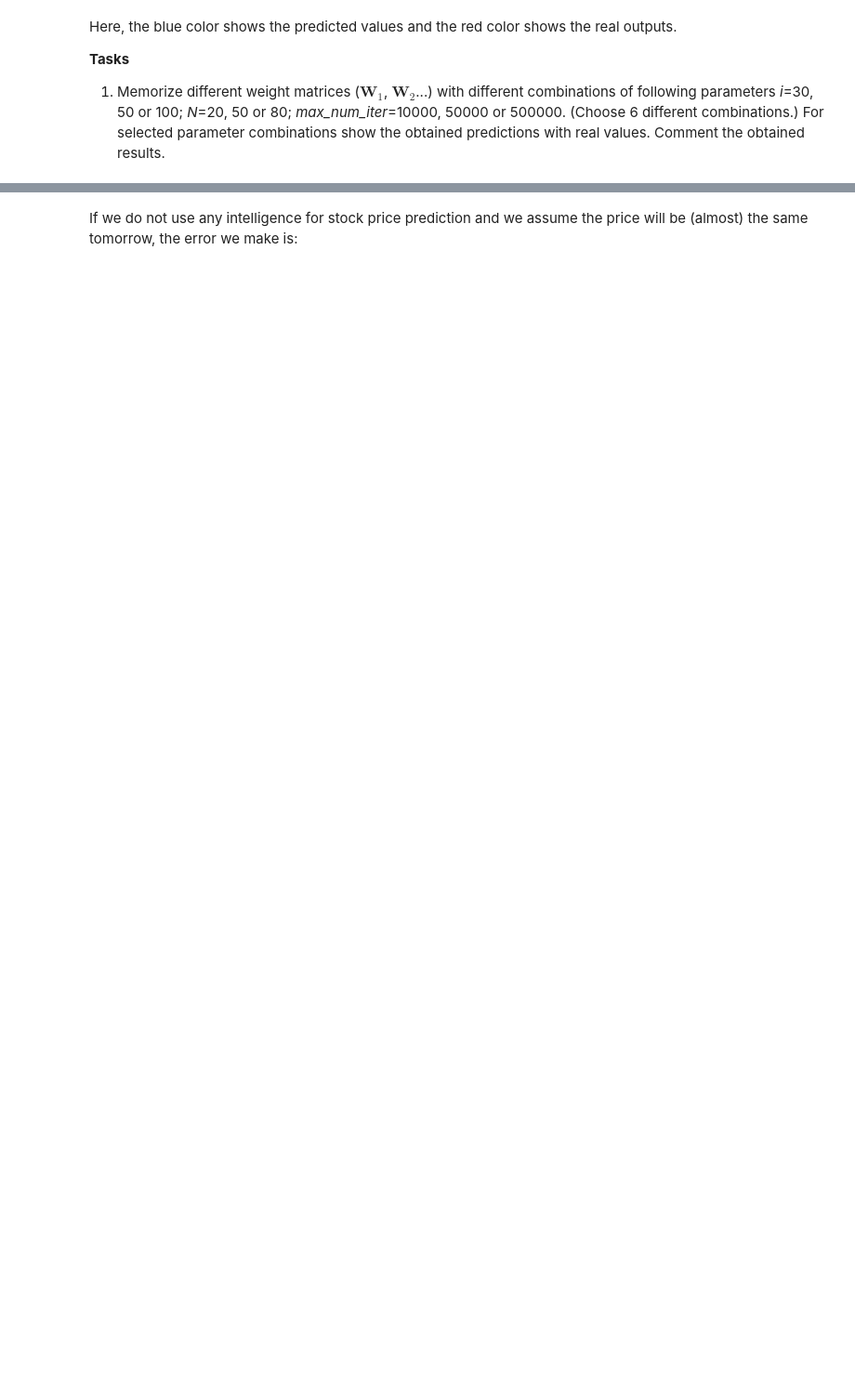
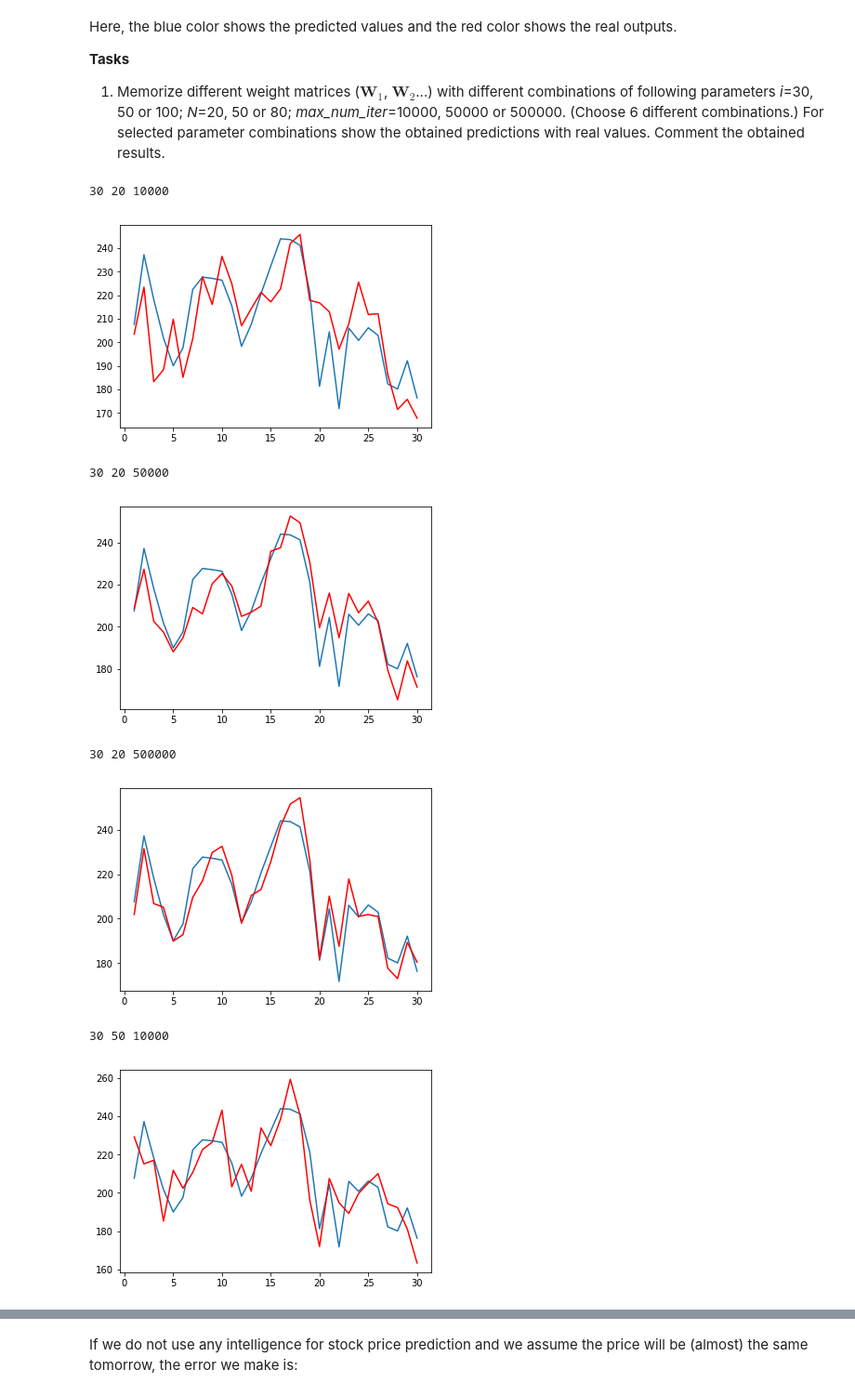
Before and after one commit to kosticmarin/nnets, a Jupyter notebook: exercise2/lab4.ipynb, the cells around one changed output, grey strips where cells are left out. Shown: that part at 93% size. Saved outputs shown, nothing was run; the diff lists cells and outputs as text; code cells hidden in the pictures; blank space fills up the shorter version.

```diff
--- a/exercise2/lab4.ipynb
+++ b/exercise2/lab4.ipynb
@@ -51,3 +53,13 @@ The goal of this exercise is to use several (let us say $N$) previous share pric
+# %%
+# WRITE YOUR CODE HERE
+def memory(data,index,N):
+    return np.array([data[index - i] for i in range(1,N+1)][::-1])
+
+def memorize(data,day,N,i):
+    a = []
+    for j in range(day-i,day):
+        a.append(memory(data,j,N))
+    return np.vstack(a).T
 # %% [markdown]
 Construct the matrix $\mathbf{A}$ using the command:
 # %%
@@ -91,0 +104,28 @@ Here, the blue color shows the predicted values and the red color shows the real
+# %%
+# WRITE YOUR CODE HERE
+day=151
+i = [30,50,100]
+N = [20,50,80]
+max_num_iter = [10000, 50000, 500000]
+params = [i,N,max_num_iter]
+pom = []
+for _i, _N, _max_num_iter in itertools.product(*params):
+    print(_i, _N, _max_num_iter)
+    A=memorize(data, day, _N, _i)
+    y=np.array([data[day-_i+1:day+1]])
+    W=initp(A, y)
+    _W, errors=trainlms(ni, A, y, W, _max_num_iter)
+    p=predict(_W, A)
+    plt.plot(range(1, y[0].shape[0]+1), y[0])
+    plt.plot(range(1, p[0].shape[0]+1), p[0], c="red")
+    plt.show()
+    pom.append(_W)
+# %% [output]
+30 20 10000
+[figure, added]
+30 20 50000
+[figure, added]
+30 20 500000
+[figure, added]
+30 50 10000
+[figure, added]
```
Also changed, not shown: parts of 13 cells of this notebook, 1 other file.
